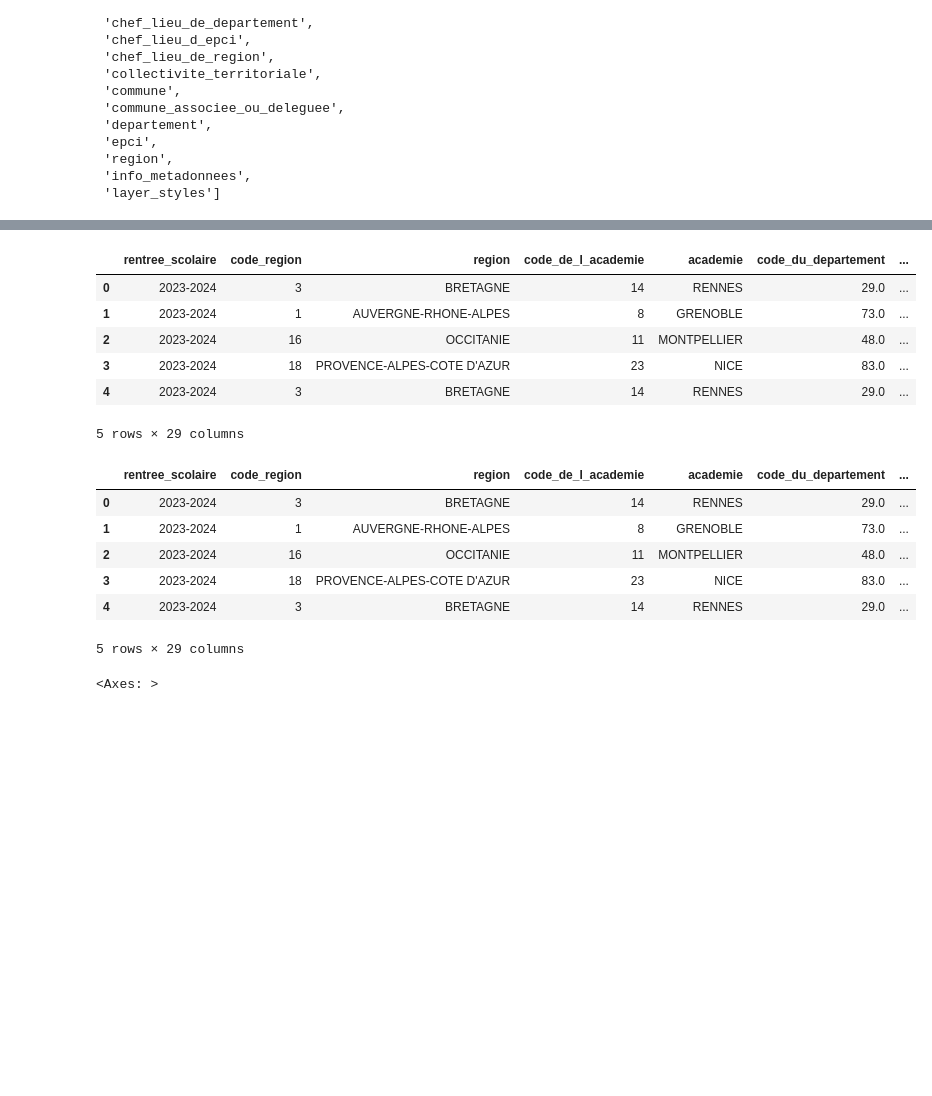
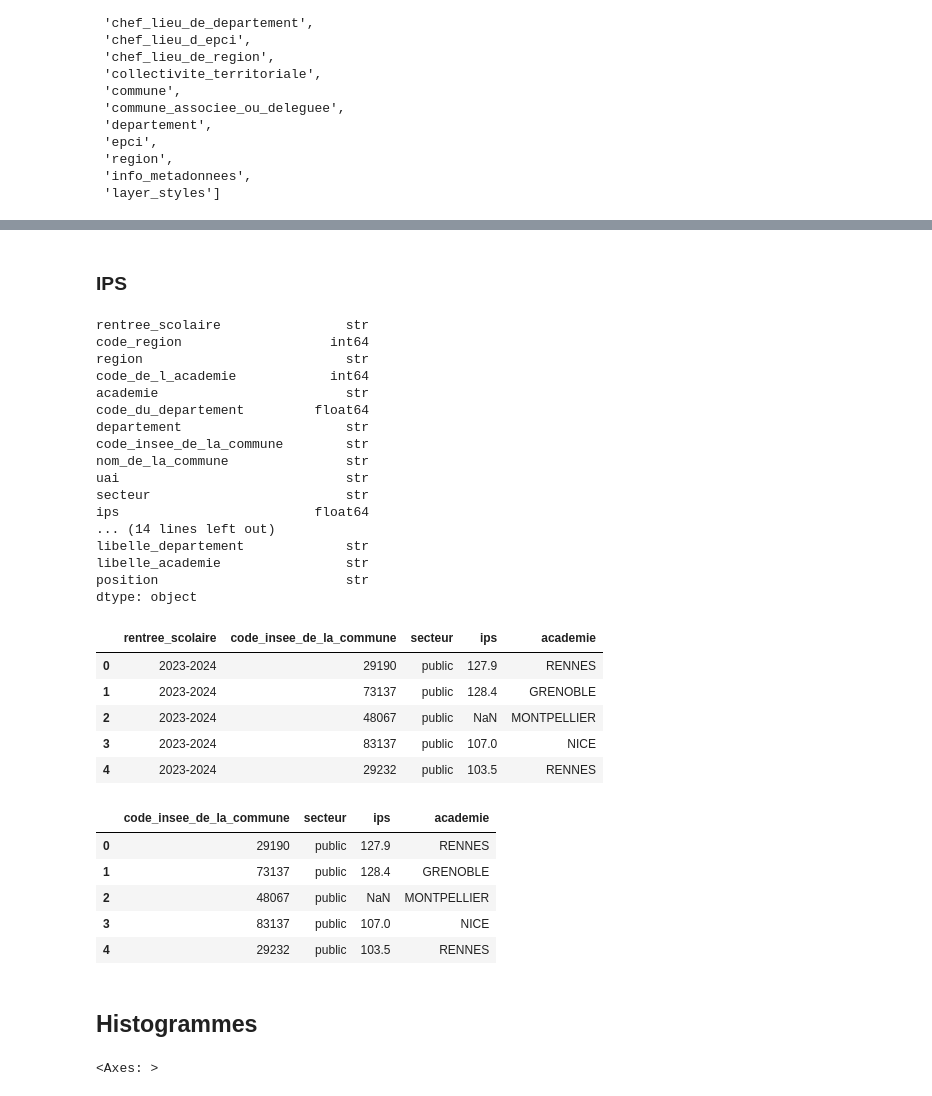
Before and after one commit to FlorentDaem/Data-Analysis-Education-Nationale, a Jupyter notebook: Analyse - Education.ipynb, the cells around one changed output, grey strips where cells are left out. Drawn from its saved outputs; the diff is of its cells as text; code cells hidden in the pictures; blank space fills up the shorter version.

```diff
--- a/Analyse - Education.ipynb
+++ b/Analyse - Education.ipynb
@@ -49,26 +134,56 @@ geo_communes.head()
+# %% [markdown]
+### IPS
 # %%
 data_ips_ecoles = pd.read_csv("data/donnees-ips-ecoles.csv", delimiter=";")
-data_ips_ecoles.head()
+print(data_ips_ecoles.dtypes)
 # %% [output]
-|  | rentree_scolaire | code_region | region | code_de_l_academie | academie | code_du_departement | ... |
-| 0 | 2023-2024 | 3 | BRETAGNE | 14 | RENNES | 29.0 | ... |
-| 1 | 2023-2024 | 1 | AUVERGNE-RHONE-ALPES | 8 | GRENOBLE | 73.0 | ... |
-| 2 | 2023-2024 | 16 | OCCITANIE | 11 | MONTPELLIER | 48.0 | ... |
-| 3 | 2023-2024 | 18 | PROVENCE-ALPES-COTE D'AZUR | 23 | NICE | 83.0 | ... |
-| 4 | 2023-2024 | 3 | BRETAGNE | 14 | RENNES | 29.0 | ... |
-5 rows × 29 columns
+rentree_scolaire                str
+code_region                   int64
+region                          str
+code_de_l_academie            int64
+academie                        str
+code_du_departement         float64
+departement                     str
+code_insee_de_la_commune        str
+nom_de_la_commune               str
+uai                             str
+secteur                         str
+ips                         float64
+... (14 lines left out)
+libelle_departement             str
+libelle_academie                str
+position                        str
+dtype: object
+# %%
+data_ips_ecoles = data_ips_ecoles.filter(items=[
+	"rentree_scolaire",
+	"code_insee_de_la_commune",
+	"secteur",
+	"ips",
+	"academie"
+	]
+)
+data_ips_ecoles.head()
+# %% [output]
+|  | rentree_scolaire | code_insee_de_la_commune | secteur | ips | academie |
+| 0 | 2023-2024 | 29190 | public | 127.9 | RENNES |
+| 1 | 2023-2024 | 73137 | public | 128.4 | GRENOBLE |
+| 2 | 2023-2024 | 48067 | public | NaN | MONTPELLIER |
+| 3 | 2023-2024 | 83137 | public | 107.0 | NICE |
+| 4 | 2023-2024 | 29232 | public | 103.5 | RENNES |
 # %%
 data_ips_ecoles_annees = data_ips_ecoles.groupby("rentree_scolaire")
-data_ips_ecoles = data_ips_ecoles_annees.get_group("2023-2024")
+data_ips_ecoles = data_ips_ecoles_annees.get_group("2023-2024").drop(columns=["rentree_scolaire"])
 data_ips_ecoles.head()
 # %% [output]
-|  | rentree_scolaire | code_region | region | code_de_l_academie | academie | code_du_departement | ... |
-| 0 | 2023-2024 | 3 | BRETAGNE | 14 | RENNES | 29.0 | ... |
-| 1 | 2023-2024 | 1 | AUVERGNE-RHONE-ALPES | 8 | GRENOBLE | 73.0 | ... |
-| 2 | 2023-2024 | 16 | OCCITANIE | 11 | MONTPELLIER | 48.0 | ... |
-| 3 | 2023-2024 | 18 | PROVENCE-ALPES-COTE D'AZUR | 23 | NICE | 83.0 | ... |
-| 4 | 2023-2024 | 3 | BRETAGNE | 14 | RENNES | 29.0 | ... |
+|  | code_insee_de_la_commune | secteur | ips | academie |
+| 0 | 29190 | public | 127.9 | RENNES |
+| 1 | 73137 | public | 128.4 | GRENOBLE |
+| 2 | 48067 | public | NaN | MONTPELLIER |
+| 3 | 83137 | public | 107.0 | NICE |
+| 4 | 29232 | public | 103.5 | RENNES |
-5 rows × 29 columns
+# %% [markdown]
+## Histogrammes
 # %%
 secteurs = data_ips_ecoles.groupby("secteur")
 secteurs.get_group("public")["ips"].hist()
```
Also changed, not shown: parts of 20 cells of this notebook.
